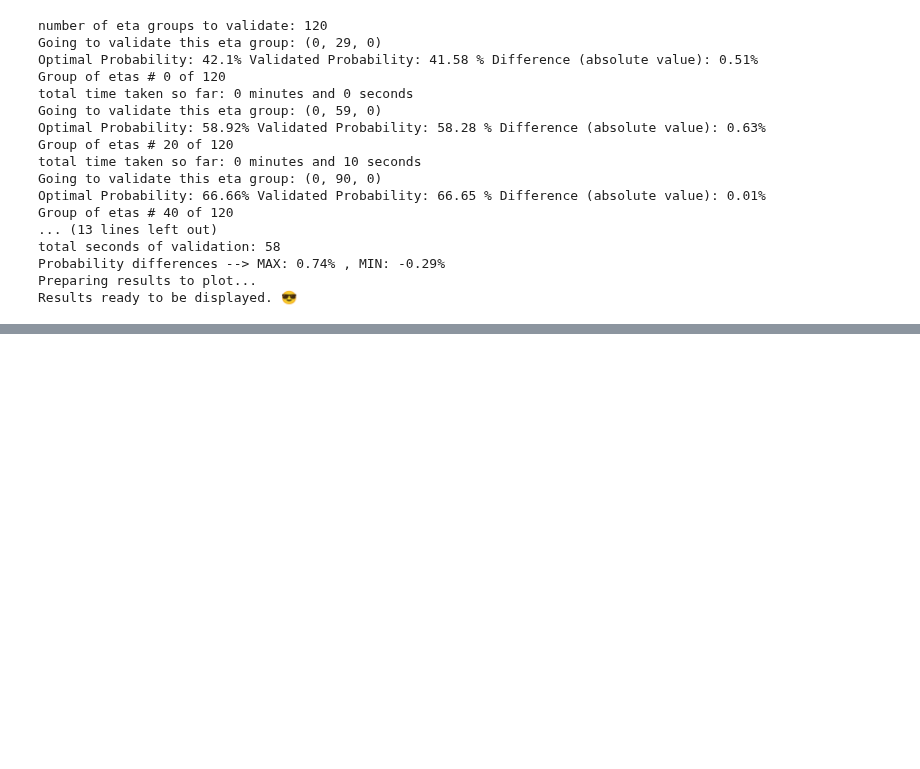
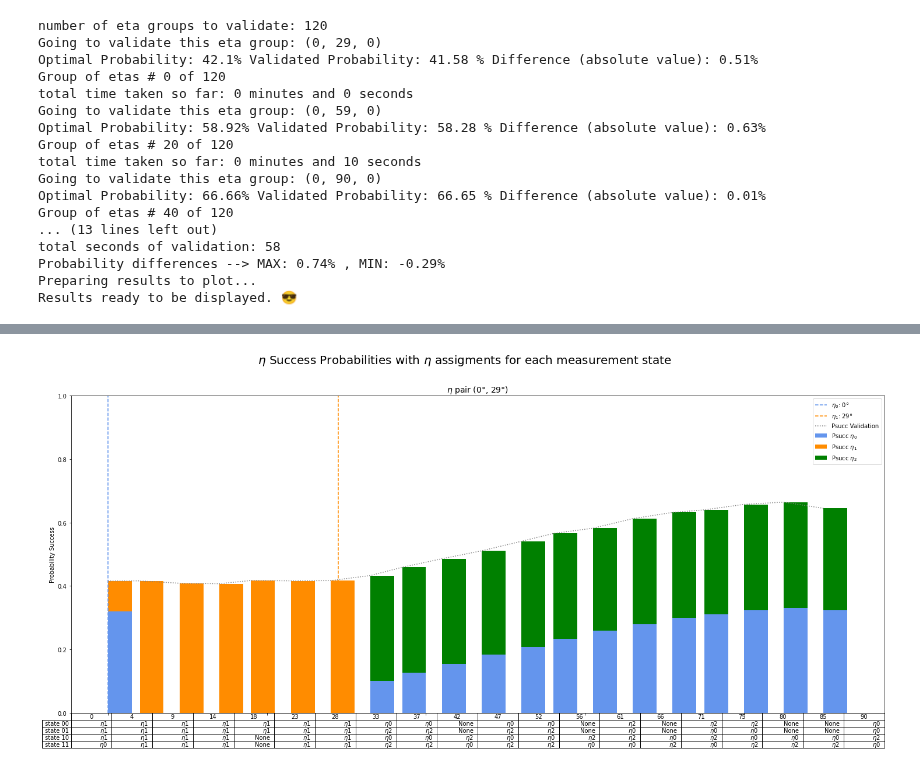
Before and after one commit to iamtxena/quantum-channel-discrimination, a Jupyter notebook: src/3-etas-results-analysis-validation.ipynb, the cells around one changed output, grey strips where cells are left out. Cells and saved outputs as stored; diff of their text form; code cells hidden in the pictures; blank space fills up the shorter version.

```diff
--- a/src/3-etas-results-analysis-validation.ipynb
+++ b/src/3-etas-results-analysis-validation.ipynb
@@ -91,0 +66,4 @@ plot_eta_assignments(validated_results.results_to_plot)
+# %%
+validated_results.plot_eta_assignments(eta_pair_index=0)
+# %% [output]
+[figure, added]
```
Also changed, not shown: parts of 12 cells of this notebook, 1 other file.
